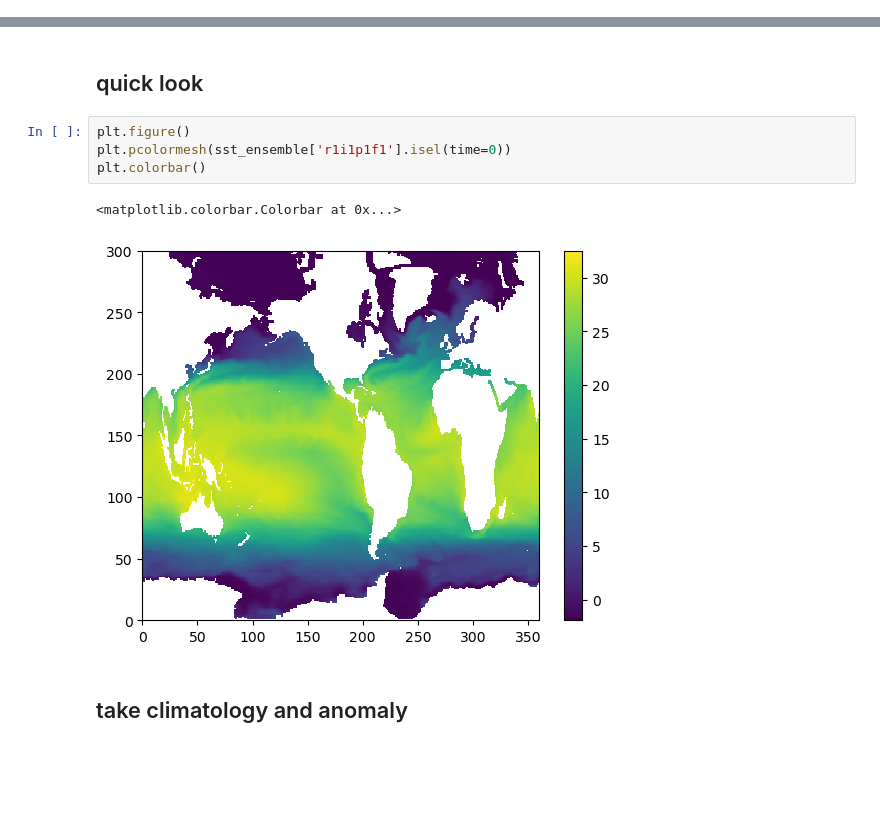
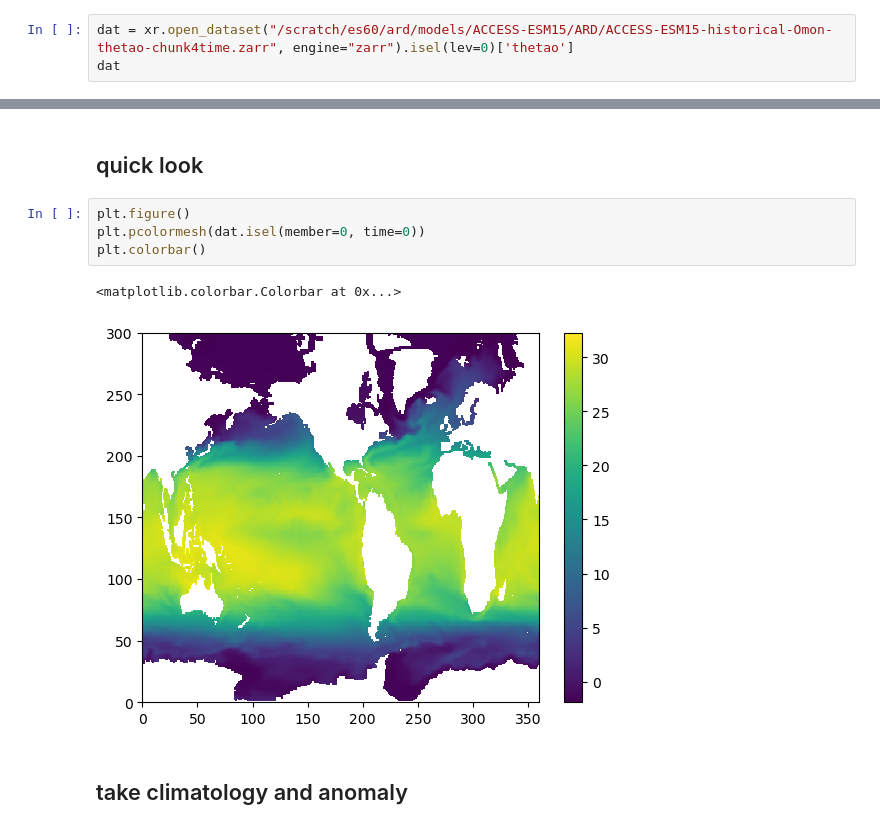
Before and after one commit to pearseb/SPC_Pacific_modes_bgc, a Jupyter notebook: decomposition_ACCESS-ESM-1.5_sst.ipynb, the cells around one changed output, grey strips where cells are left out. Drawn from its saved outputs; the diff is of its cells as text; blank space fills up the shorter version.

```diff
--- a/decomposition_ACCESS-ESM-1.5_sst.ipynb
+++ b/decomposition_ACCESS-ESM-1.5_sst.ipynb
@@ -185,0 +82,3 @@ Data variables: (12/40)
+# %%
+dat = xr.open_dataset("/scratch/es60/ard/models/ACCESS-ESM15/ARD/ACCESS-ESM15-historical-Omon-thetao-chunk4time.zarr", engine="zarr").isel(lev=0)['thetao']
+dat
@@ -187,11 +104,11 @@ Data variables: (12/40)
 ## quick look
 # %%
 plt.figure()
-plt.pcolormesh(sst_ensemble['r1i1p1f1'].isel(time=0))
+plt.pcolormesh(dat.isel(member=0, time=0))
 plt.colorbar()
 # %% [output]
 <matplotlib.colorbar.Colorbar at 0x...>
-[figure, old version]
+[figure, new version]
 # %% [markdown]
 ## take climatology and anomaly
 # %%
```
Also changed, not shown: parts of 30 cells of this notebook, 25 other files.
